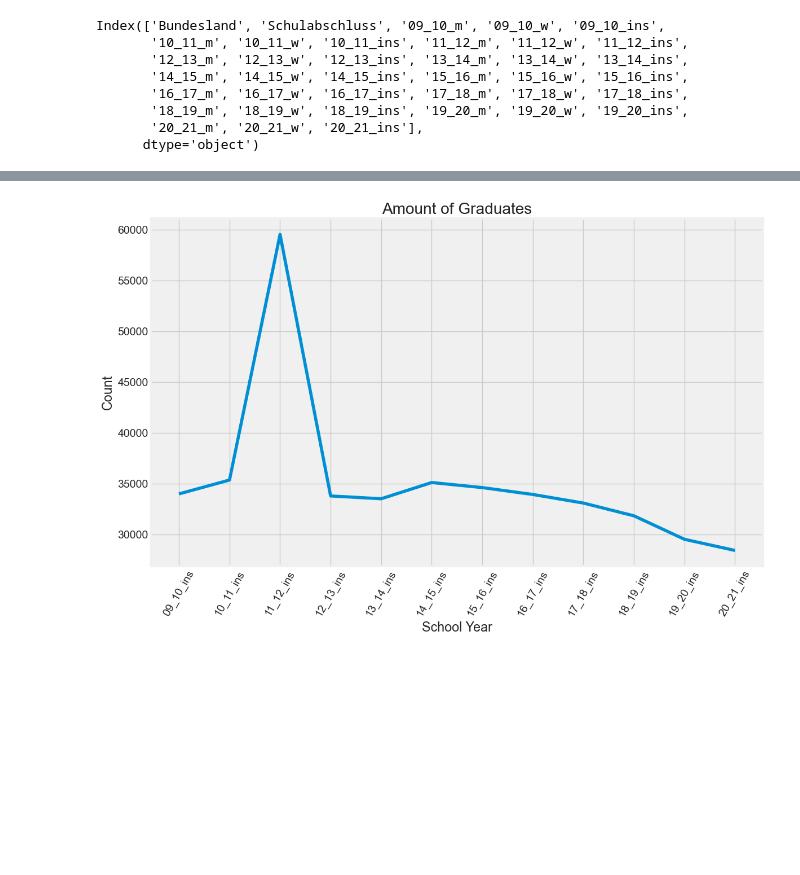
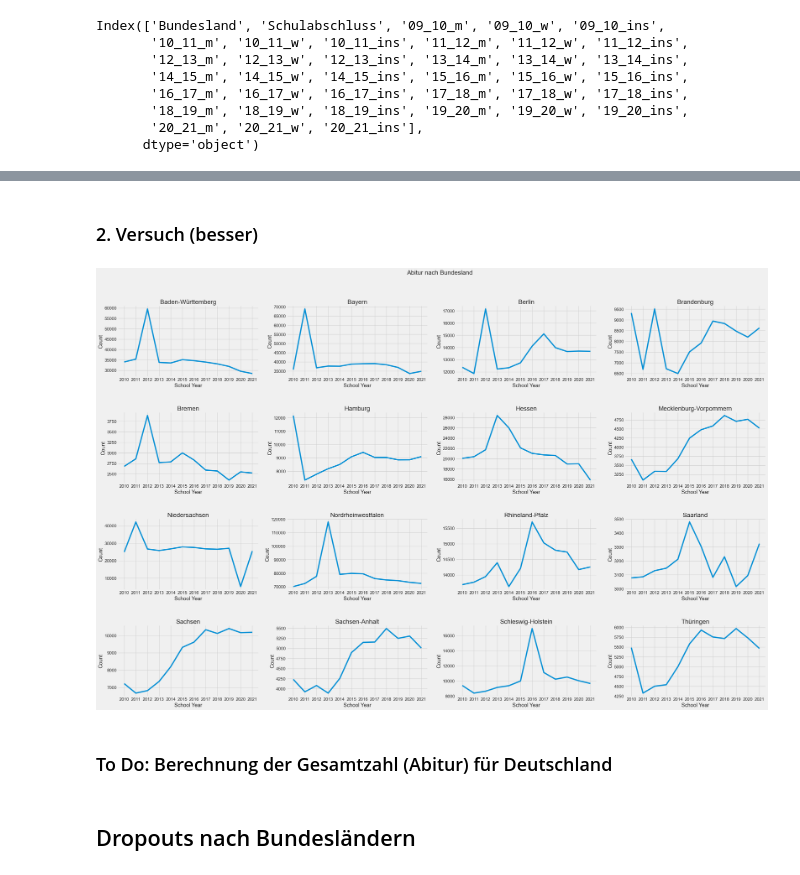
Before and after one commit to Stargazer-ger/capstone_project_hh_23_1, a Jupyter notebook: eda_schulform_gender.ipynb, the cells around one changed output, grey strips where cells are left out. Drawn from its saved outputs; the diff is of its cells as text; code cells hidden in the pictures; blank space fills up the shorter version.

```diff
--- a/eda_schulform_gender.ipynb
+++ b/eda_schulform_gender.ipynb
@@ -88,17 +195,61 @@ import matplotlib.pyplot as plt
 # %%
 # BW Abitur
 
-BW = df_insgesamt.iloc[4,2:14]
-plt.figure(figsize=(14, 8))
-plt.style.use('seaborn-whitegrid')
-plt.style.use('fivethirtyeight')
+# bw_abitur = df_insgesamt.iloc[4,2:14]
+# plt.figure(figsize=(14, 8))
+# plt.style.use('seaborn-whitegrid')
+# plt.style.use('fivethirtyeight')
 
-plt.plot(BW)
+# plt.plot(bw_abitur)
 
-plt.title("Amount of Graduates")
-plt.xlabel("School Year")
-plt.ylabel('Count')
-plt.tick_params(axis='x', rotation=60)
-plt.show()
+# plt.title("Amount of Graduates")
+# plt.xlabel("School Year")
+# plt.ylabel('Count')
+# plt.tick_params(axis='x', rotation=60)
+# plt.show()
-# %% [output]
-[figure, removed]
+# %% [markdown]
+### 2. Versuch (besser)
+# %%
+import matplotlib.pyplot as plt
+import numpy as np
+
+fig, axs = plt.subplots(4, 4, figsize=(30,20)) # create subplots on 2 rows and 3 columns
+plt.suptitle('Abitur nach Bundesland', fontsize=20)
+fig.tight_layout() # tight_layout automatically adjusts subplot params so that the subplot(s) fits in to the figure area
+plt.subplots_adjust(hspace = .5, wspace = .2, top = .9) # adjusts the space between the single subplots
+
+datasets = [    {"state": "Baden-Württemberg", "data": bw_abitur},
+                {"state": "Bayern", "data": bay_abitur},
+                {"state": "Berlin", "data": ber_abitur},
+                {"state": "Brandenburg", "data": bra_abitur},
+                {"state": "Bremen", "data": bre_abitur},
+                {"state": "Hamburg", "data": hh_abitur},
+                {"state": "Hessen", "data": he_abitur},
+                {"state": "Mecklenburg-Vorpommern", "data": mvp_abitur},
+                {"state": "Niedersachsen", "data": ni_abitur},
+                {"state": "Nordrheinwestfalen", "data": nrw_abitur},
+                {"state": "Rhineland-Pfalz", "data": rp_abitur},
+                {"state": "Saarland", "data": saar_abitur},
+                {"state": "Sachsen", "data": sachs_abitur},
+                {"state": "Sachsen-Anhalt", "data": sachs_an_abitur},
+                {"state": "Schleswig-Holstein", "data": sh_abitur},
+                {"state": "Thüringen", "data": thue_abitur},]
+
+
+for i, dataset in enumerate(datasets):
+    row = i // 4
+    col = i % 4
+
+    axs[row, col].plot(dataset["data"])
+    axs[row, col].set_title(dataset["state"])
+    axs[row, col].set_xlabel("School Year")
+    axs[row, col].set_ylabel("Count")
+    axs[row, col].tick_params(axis='x', rotation=0)
+
+plt.show()
+# %% [output]
+[figure, added]
+# %% [markdown]
+### To Do: Berechnung der Gesamtzahl (Abitur) für Deutschland
+# %% [markdown]
+## Dropouts nach Bundesländern
```
Also changed, not shown: parts of 12 cells of this notebook, 1 other file.
